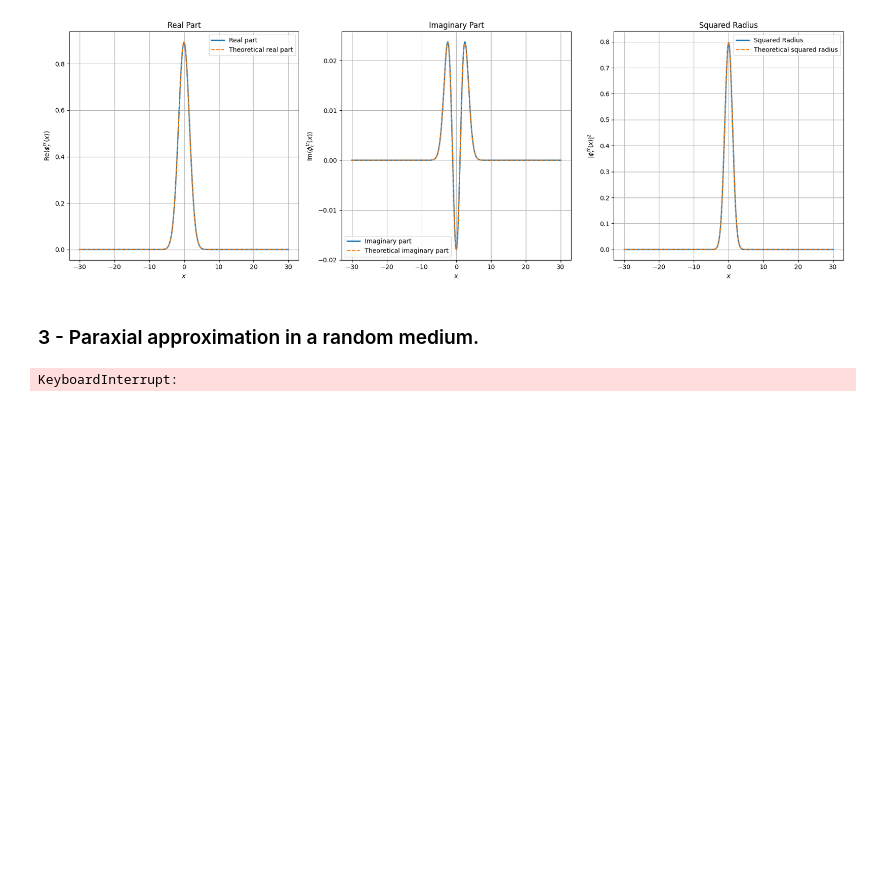
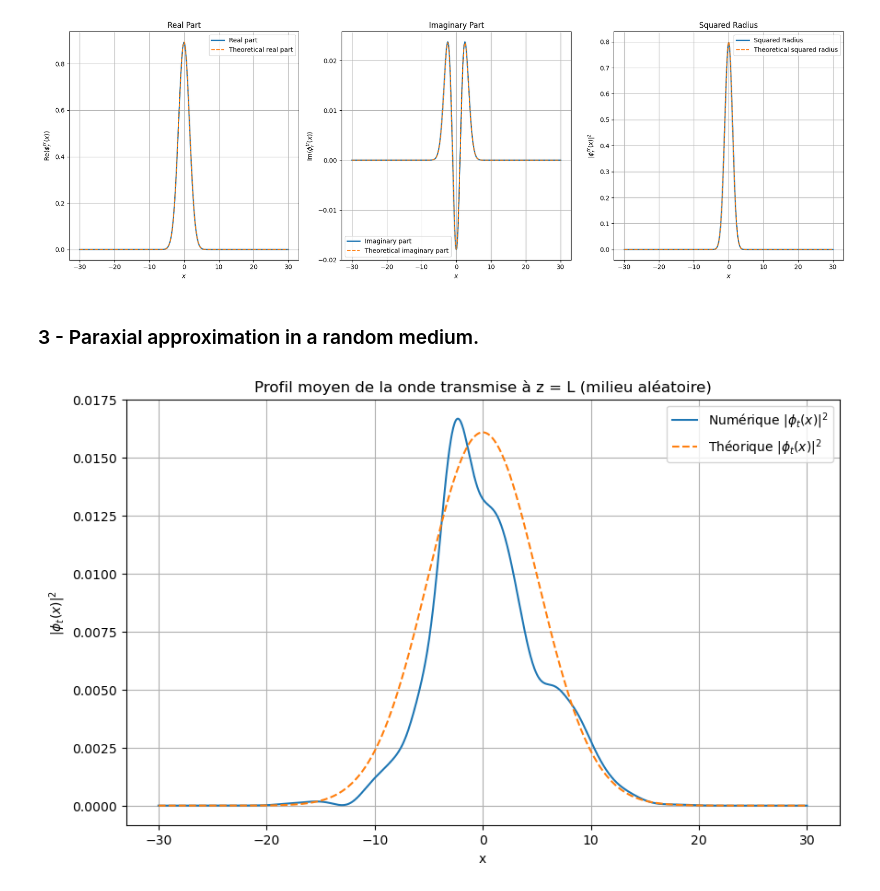
Before and after one commit to cyrielletheobald/mva_inverse_problems, a Jupyter notebook: time_reversal.ipynb, the cells around one changed output. Saved outputs shown, nothing was run; the diff lists cells and outputs as text; code cells hidden in the pictures; blank space fills up the shorter version.

```diff
--- a/time_reversal.ipynb
+++ b/time_reversal.ipynb
@@ -233,40 +233,73 @@ plt.show()
 # %% [markdown]
 ### 3 - Paraxial approximation in a random medium.
 # %%
+# --- Paramètres pour la question 3 ---
 h = 1
 z_c = 1
 x_c = 4.0
 sigma = 1.0
+N_z = int(L / z_c)  # nombre d'étapes en z
 
-def generate_random_potential(N, x_c, sigma, N_points_x, x):
-    """Generate a random potential of the form μ(z, x) = μ_n(z, x)"""
-
-    mu = np.zeros((N, N_points_x))
-    covariance_matrix = sigma**2 * np.exp(-(x[:, None] - x[None, :])**2 / x_c**2)
-    mean_matrix = np.zeros(N_points_x)
+def generate_random_potential(N, x, x_c, sigma):
+    """
+    Génère un potentiel aléatoire μ(z,x) sur N tranches en z.
+    Chaque tranche correspond à une réalisation d'un processus gaussien
+    avec covariance exp(-((x-x')^2/x_c^2)).
+    """
+    N_points = len(x)
+    mu = np.zeros((N, N_points))
+    # Matrice de covariance (même pour toutes les réalisations)
+    covariance_matrix = sigma**2 * np.exp(-((x[:, None] - x[None, :])**2) / (x_c**2))
     for n in range(N):
-        mu[n, :] = np.random.multivariate_normal(mean_matrix, covariance_matrix)
+        mu[n, :] = np.random.multivariate_normal(np.zeros(N_points), covariance_matrix)
     return mu
 
-def split_step_fourier(phi_0, k, h, L, mu):
-    phi = phi_0.copy()
+def split_step_fourier_random(phi0, k, h, L, x, mu):
+    """
+    Propagation par split-step Fourier dans le milieu aléatoire.
+    L'équation résolue est :
+      ∂z φ = i/(2k) ∂²x φ + i(k/2) μ(z,x) φ
+    """
+    N_steps = int(L / h)
+    dx = x[1] - x[0]
+    frequencies = 2 * np.pi * np.fft.fftfreq(len(x), d=dx)
+    phi = phi0.copy()
     phi_hat = np.fft.fft(phi)
+    # opérateur de propagation en Fourier (pour le terme diffusif)
     operator = np.exp(-1j * (frequencies**2 / (2 * k)) * h)
-    for z in range(0, L, h):
-        phi_hat *= operator  # Fourier step
-        phi = np.fft.ifft(phi_hat) * np.exp(1j * (k / 2) * mu[z//z_c, :])  # Potential step
-        phi_hat = np.fft.fft(phi)  # Transform back
+    for iz in range(N_steps):
+        # Étape en Fourier
+        phi_hat = phi_hat * operator
+        phi = np.fft.ifft(phi_hat)
+        # Étape de potentiel (multiplication dans l'espace)
+        phi = phi * np.exp(1j * (k / 2) * mu[iz, :])
+        phi_hat = np.fft.fft(phi)
     return phi
 
-# Perform multiple runs to estimate the mean transmitted wave profile
-num_iters = 100
+# Simulation sur plusieurs réalisations pour estimer la moyenne
+num_realizations = 100
 phi_t_runs = []
-N = L // z_c
-for _ in tqdm(range(num_iters)):
-    mu = generate_random_potential(N, x_c, sigma, N_points_x, x)
-    phi_t = split_step_fourier(phi_0, k, h, L, mu)
+for i in tqdm(range(num_realizations), desc="Question 3"):
+    mu = generate_random_potential(N_z, x, x_c, sigma)
+    phi_t = split_step_fourier_random(phi_0, k, h, L, x, mu)
     phi_t_runs.append(phi_t)
+phi_t_runs = np.array(phi_t_runs)
+phi_t_mean = np.mean(phi_t_runs, axis=0)
 
-phi_t_mean = np.mean(phi_t_runs, axis=0)
+# Profil théorique moyen
+gamma_0 = sigma**2 * z_c
+rt = radius * np.sqrt(1 + 2j * L / (k * radius**2))
+phi_t_theoretical_mean = (radius / rt) * np.exp(-x**2 / rt**2) * np.exp(-gamma_0 * k**2 * L / 8)
+
+# Affichage des résultats
+plt.figure(figsize=(10, 6))
+plt.plot(x, np.abs(phi_t_mean)**2, label=r"Numérique $|\phi_t(x)|^2$")
+plt.plot(x, np.abs(phi_t_theoretical_mean)**2, '--', label=r"Théorique $|\phi_t(x)|^2$")
+plt.xlabel("x")
+plt.ylabel(r"$|\phi_t(x)|^2$")
+plt.title("Profil moyen de la onde transmise à z = L (milieu aléatoire)")
+plt.legend()
+plt.grid(True)
+plt.show()
 # %% [output]
-KeyboardInterrupt:
+[figure, added]
```
Also changed, not shown: parts of 15 cells of this notebook.
